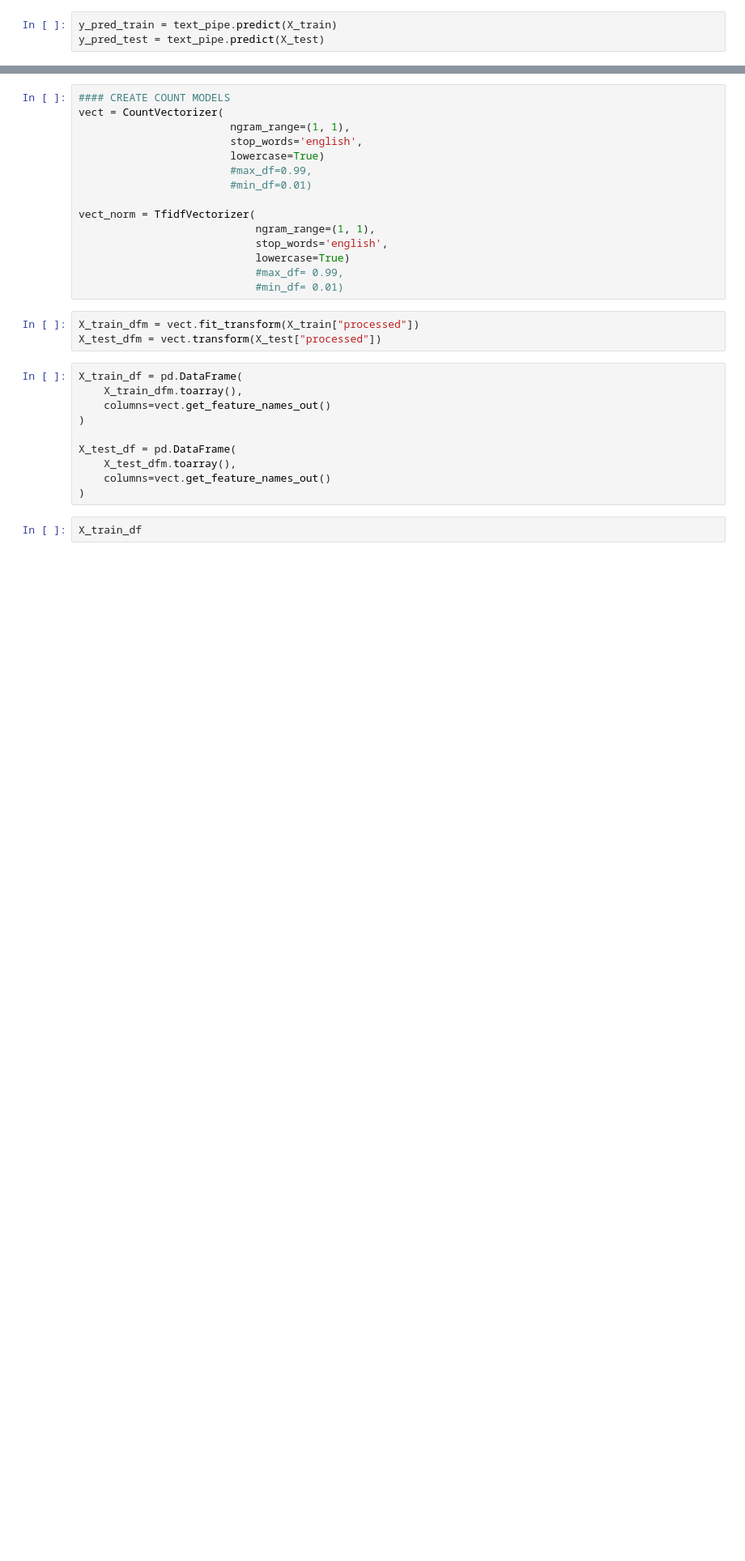
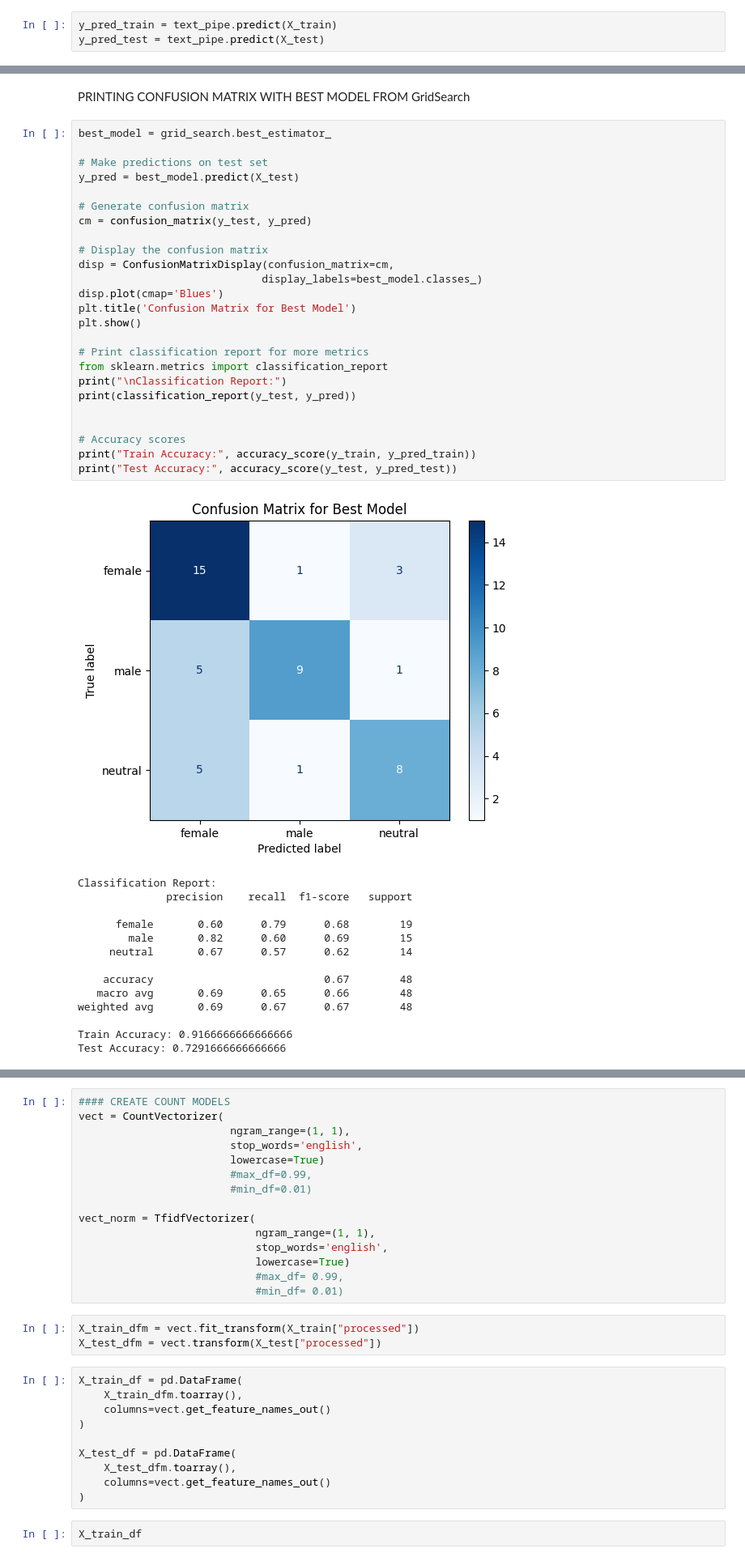
Before and after one commit to aleksandrajaremko/PP422-group-project, a Jupyter notebook: workbook_gender_from_text_aj.ipynb, the cells around one changed output, grey strips where cells are left out. Shown: that part at 81% size. Saved outputs shown, nothing was run; the diff lists cells and outputs as text; blank space fills up the shorter version.

```diff
--- a/workbook_gender_from_text_aj.ipynb
+++ b/workbook_gender_from_text_aj.ipynb
@@ -364,0 +416,42 @@ weighted avg       0.66      0.67      0.66        24
+# %% [markdown]
+PRINTING CONFUSION MATRIX WITH BEST MODEL FROM GridSearch
+# %%
+best_model = grid_search.best_estimator_
+
+# Make predictions on test set
+y_pred = best_model.predict(X_test)
+
+# Generate confusion matrix
+cm = confusion_matrix(y_test, y_pred)
+
+# Display the confusion matrix
+disp = ConfusionMatrixDisplay(confusion_matrix=cm,
+                             display_labels=best_model.classes_)
+disp.plot(cmap='Blues')
+plt.title('Confusion Matrix for Best Model')
+plt.show()
+
+# Print classification report for more metrics
+from sklearn.metrics import classification_report
+print("\nClassification Report:")
+print(classification_report(y_test, y_pred))
+
+
+# Accuracy scores
+print("Train Accuracy:", accuracy_score(y_train, y_pred_train))
+print("Test Accuracy:", accuracy_score(y_test, y_pred_test))
+# %% [output]
+[figure, added]
+Classification Report:
+              precision    recall  f1-score   support
+
+      female       0.60      0.79      0.68        19
+        male       0.82      0.60      0.69        15
+     neutral       0.67      0.57      0.62        14
+
+    accuracy                           0.67        48
+   macro avg       0.69      0.65      0.66        48
+weighted avg       0.69      0.67      0.67        48
+
+Train Accuracy: 0.9166666666666666
+Test Accuracy: 0.7291666666666666
```
Also changed, not shown: parts of 22 cells of this notebook, 1 other file.
